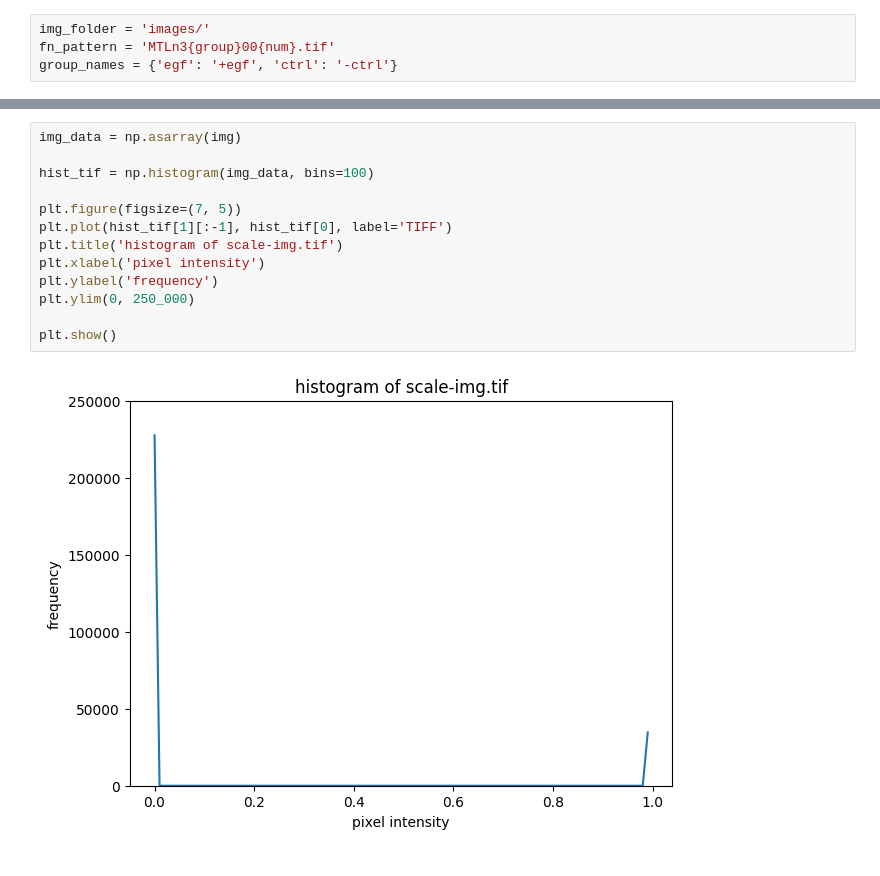
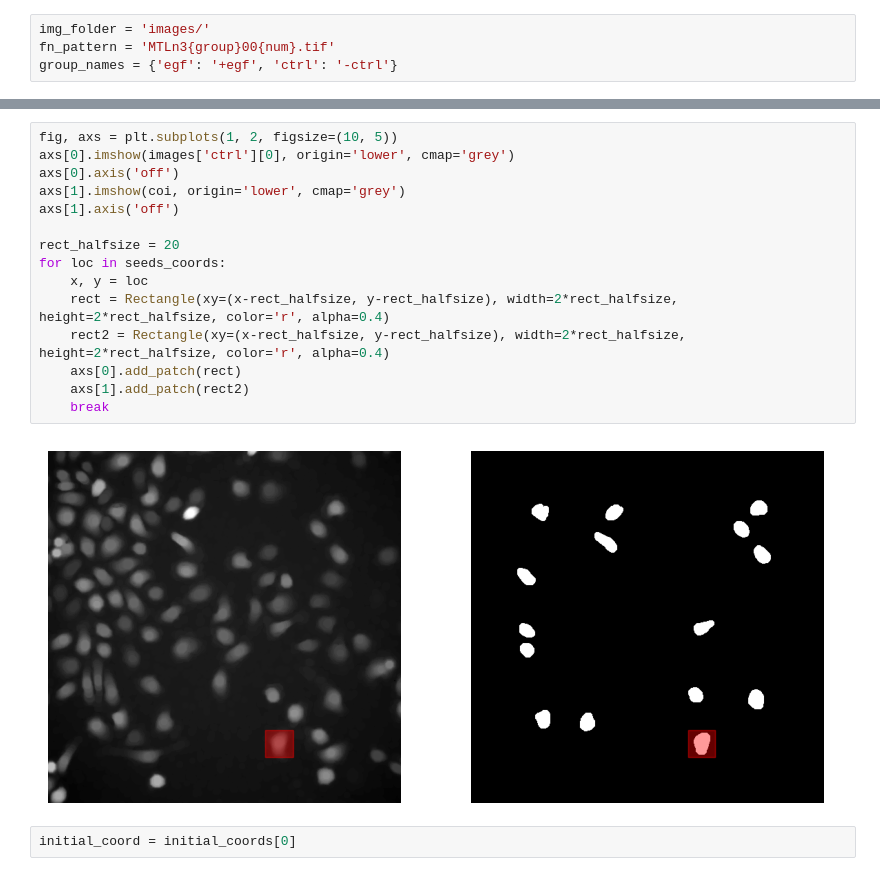
Before and after one commit to bramvaneerden/IA_Assignments, a Jupyter notebook: A4/tracking.ipynb, the cells around one changed output, grey strips where cells are left out. Drawn from its saved outputs; the diff is of its cells as text.

```diff
--- a/A4/tracking.ipynb
+++ b/A4/tracking.ipynb
@@ -75,15 +122,19 @@ print(msr)
-# %%
-img_data = np.asarray(img)
-
-hist_tif = np.histogram(img_data, bins=100)
-
-plt.figure(figsize=(7, 5))
-plt.plot(hist_tif[1][:-1], hist_tif[0], label='TIFF')
-plt.title('histogram of scale-img.tif')
-plt.xlabel('pixel intensity')
-plt.ylabel('frequency')
-plt.ylim(0, 250_000)
-
-plt.show()
-# %% [output]
-[figure, removed]
+# %%
+fig, axs = plt.subplots(1, 2, figsize=(10, 5))
+axs[0].imshow(images['ctrl'][0], origin='lower', cmap='grey')
+axs[0].axis('off')
+axs[1].imshow(coi, origin='lower', cmap='grey')
+axs[1].axis('off')
+
+rect_halfsize = 20
+for loc in seeds_coords:
+    x, y = loc
+    rect = Rectangle(xy=(x-rect_halfsize, y-rect_halfsize), width=2*rect_halfsize, height=2*rect_halfsize, color='r', alpha=0.4)
+    rect2 = Rectangle(xy=(x-rect_halfsize, y-rect_halfsize), width=2*rect_halfsize, height=2*rect_halfsize, color='r', alpha=0.4)
+    axs[0].add_patch(rect)
+    axs[1].add_patch(rect2)
+    break
+# %% [output]
+[figure, added]
+# %%
+initial_coord = initial_coords[0]
```
Also changed, not shown: parts of 27 cells of this notebook.
